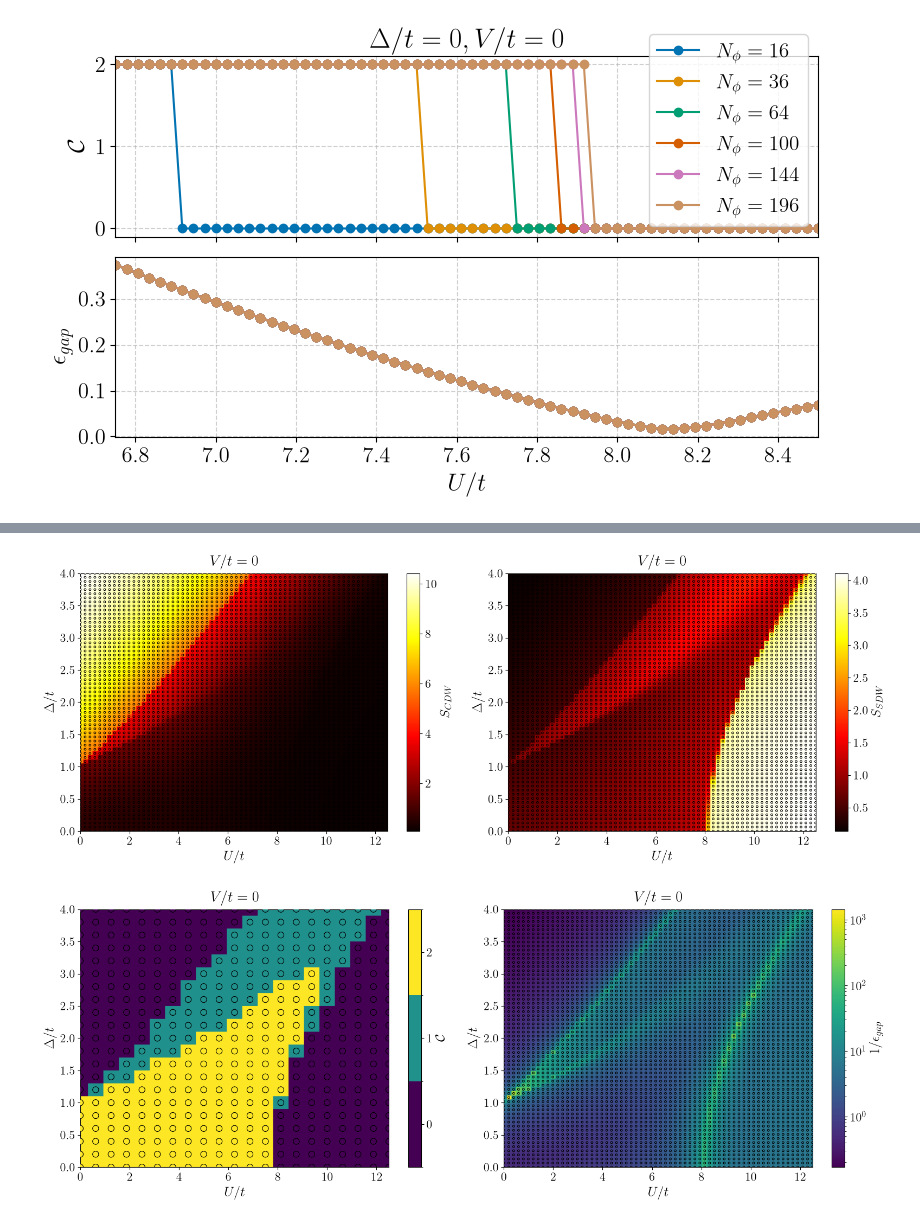
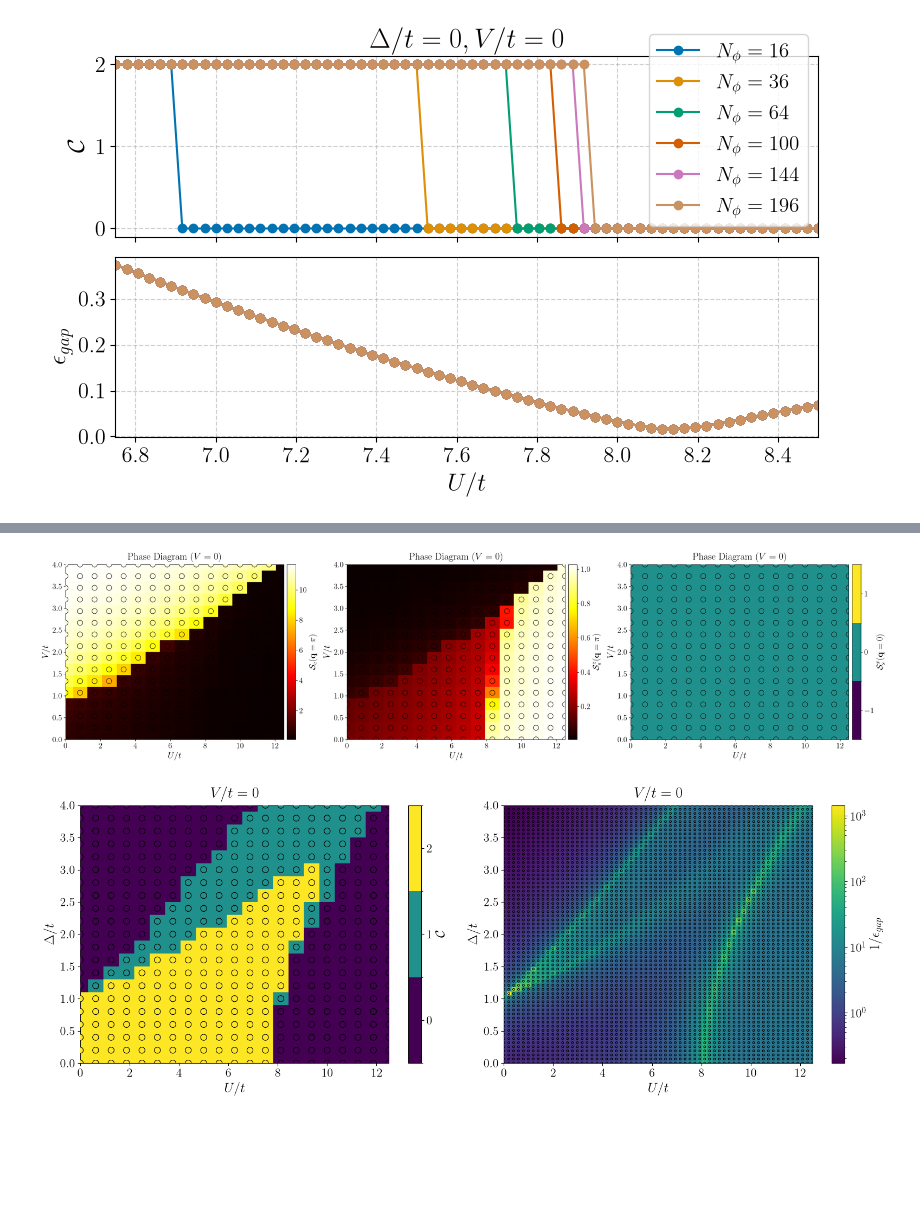
Before and after one commit to cctort/haldane, a Jupyter notebook: clean.ipynb, the cells around one changed output, grey strips where cells are left out. Cells and saved outputs as stored; diff of their text form; code cells hidden in the pictures; blank space fills up the shorter version.

```diff
--- a/clean.ipynb
+++ b/clean.ipynb
@@ -3,6 +3,23 @@
 %autoreload 2
 
 from scripts.plot_results import *
+from pathlib import Path
+DATA_DIR = Path('./data/ed_diagrams')
 
 # Default configuration of parameters
-config_default = {'NUM_SITES': 12, 'NUM_ELECTRONS': 12, 'N_UP': 6, 'N_DN': 6, 'T1': 1.0, 'T2': 0.2, 'PHI': 0.5, 'TOL': 0, 'N_FLUX': 10, 'N_SAMPLES': 1, 'W0': 0.0, 'W1': 0.0, 'W2': 0.0}
+target_config = {
+    'CELL': 'honeycomb',
+    'CLUSTER': 'A',
+    'N_MAX': [2,3],
+    'FILLING': 0.5,
+    'SZ': 0.0,
+    'T1': 1.0,
+    'T2': 0.2,
+    'PHI': 0.5,
+    'TOL': 0,
+    'N_FLUX': 10,
+    'N_SAMPLES': 1,
+    'W0': 0.0,
+    'W1': 0.0,
+    'W2': 0.0
+}
@@ -195,9 +39,10 @@ plt.show()
 # %% [output]
 [figure]
 # %%
-fig_ax = plot_diagram('data/disorder/', config_default, 'u', 'delta', 'v', 0.0,
-                      ['cdw', 'sdw'], [r'$S_{CDW}$', r'$S_{SDW}$'],
-                     r'$U/t$', r'$\Delta/t$', r'$V/t=0$', xlim=(0, 12.5), ylim=(0, 4))
+data = load_data(DATA_DIR, target_config, {'delta': 0.0})
+print(f"Successfully loaded {len(data)} data points.\n")
+
+fig, axs = plot_diagram(data, 'u', 'v', value_key=['sc_qpi', 'ss_z_qpi', 'ss_x_q0'], titles="Phase Diagram ($V = 0$)")
 
 plt.show()
 # %% [output]
@@ -204,4 +50,4 @@ plt.show()
-[figure, old version]
+[figure, new version]
 # %%
 fig_ax = plot_diagram('data/disorder/', config_default, 'u', 'delta', 'v', 0.0,
                       ['chern', 'gap'], [r'$\mathcal{C}$', r'$1/\epsilon_{gap}$'],
```
Also changed, not shown: parts of 5 cells of this notebook, 4 other files.
